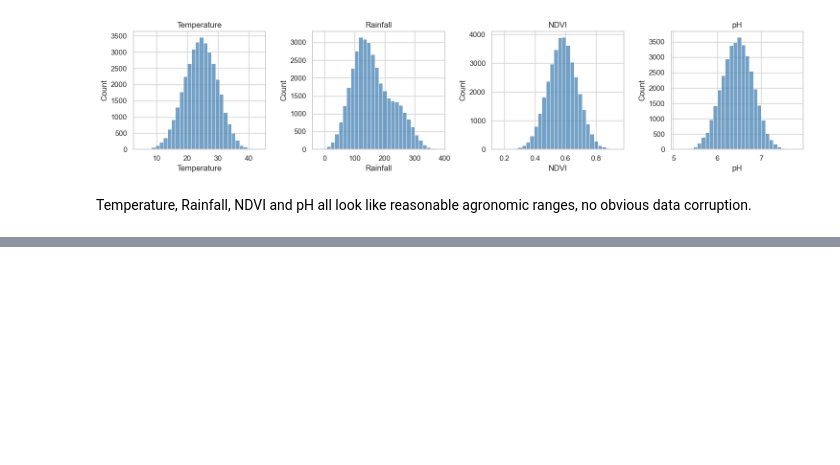
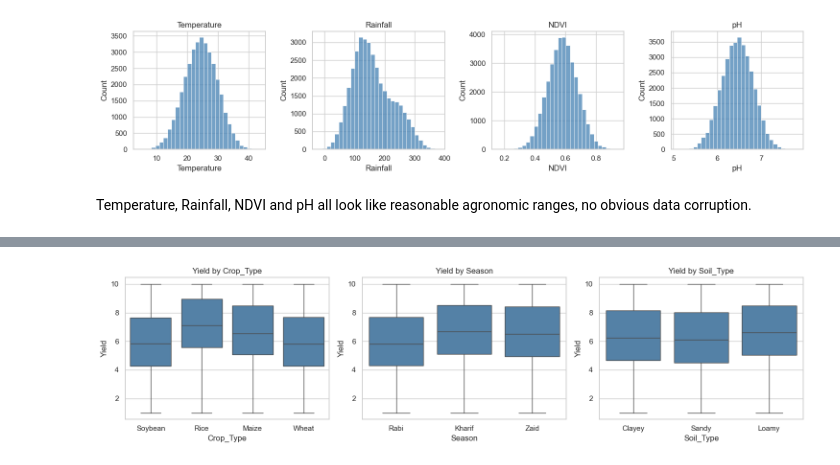
Before and after one commit to Mrnidhi/DATA245_Project, a Jupyter notebook: notebooks/01_eda.ipynb, the cells around one changed output, grey strips where cells are left out. Drawn from its saved outputs; the diff is of its cells as text; code cells hidden in the pictures; blank space fills up the shorter version.

Commit message:
feat(eda): yield breakdown by Crop_Type, Season, Soil_Type

```diff
--- a/notebooks/01_eda.ipynb
+++ b/notebooks/01_eda.ipynb
@@ -127,0 +132,10 @@ Temperature, Rainfall, NDVI and pH all look like reasonable agronomic ranges, no
+# %%
+fig, axes = plt.subplots(1, 3, figsize=(15, 4))
+for ax, col in zip(axes, ['Crop_Type', 'Season', 'Soil_Type']):
+    sns.boxplot(data=df, x=col, y='Yield', color='steelblue', ax=ax)
+    ax.set_title(f'Yield by {col}')
+fig.tight_layout()
+fig.savefig(FIG_DIR / 'eda_yield_by_categorical.png', dpi=150, bbox_inches='tight')
+plt.show()
+# %% [output]
+[figure, added]
```
Also changed, not shown: parts of 5 cells of this notebook.
